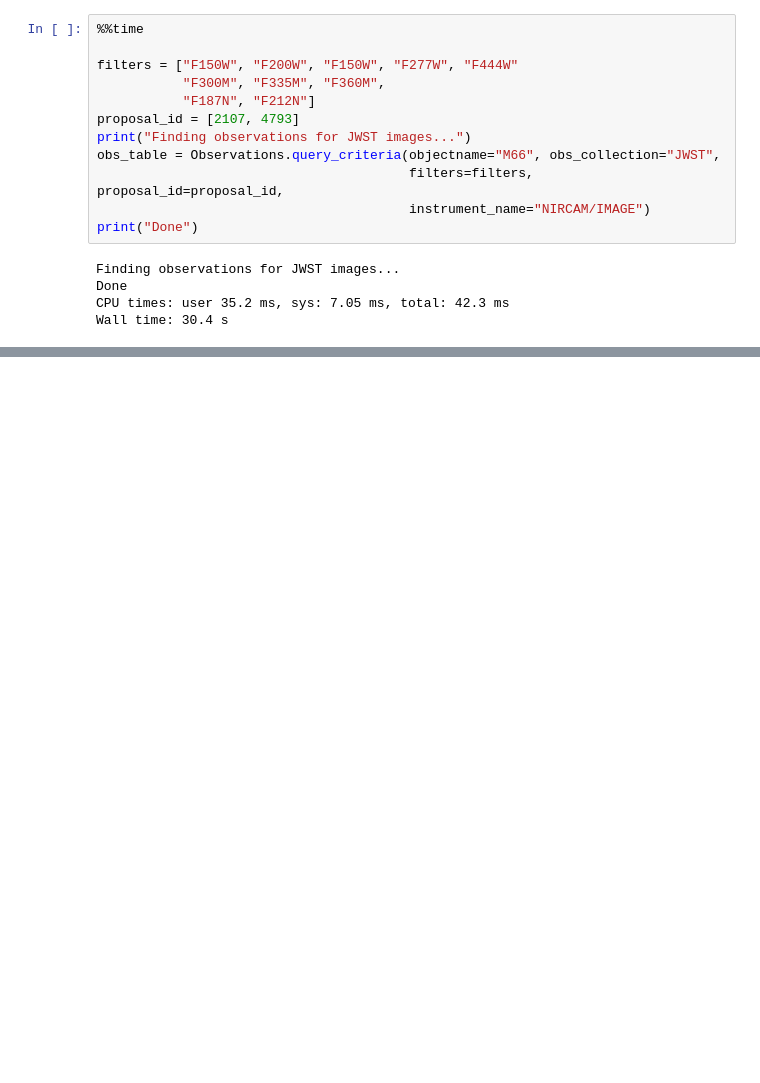
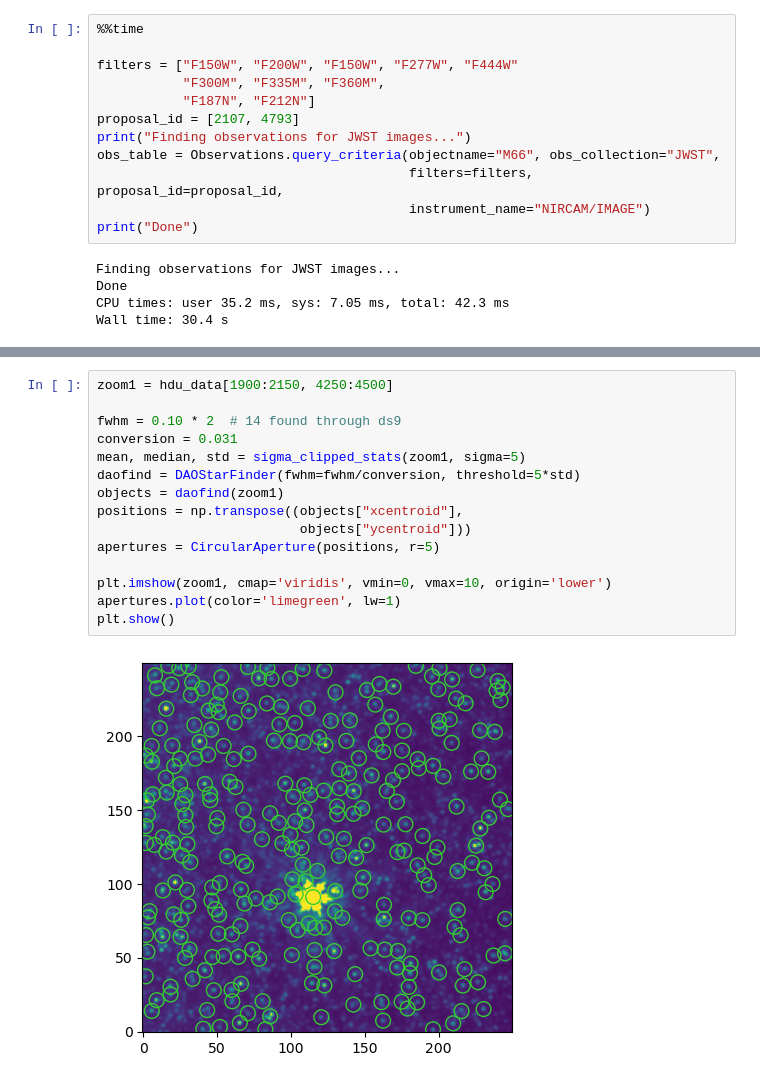
Before and after one commit to devkhullar/querx, a Jupyter notebook: M66_jwst.ipynb, the cells around one changed output, grey strips where cells are left out. Drawn from its saved outputs; the diff is of its cells as text; blank space fills up the shorter version.

```diff
--- a/M66_jwst.ipynb
+++ b/M66_jwst.ipynb
@@ -88,0 +156,17 @@ Since the above code is downloading additional files that are not required, I am
+# %%
+zoom1 = hdu_data[1900:2150, 4250:4500]
+
+fwhm = 0.10 * 2  # 14 found through ds9
+conversion = 0.031
+mean, median, std = sigma_clipped_stats(zoom1, sigma=5)
+daofind = DAOStarFinder(fwhm=fwhm/conversion, threshold=5*std)
+objects = daofind(zoom1)
+positions = np.transpose((objects["xcentroid"],
+                          objects["ycentroid"]))
+apertures = CircularAperture(positions, r=5)
+
+plt.imshow(zoom1, cmap='viridis', vmin=0, vmax=10, origin='lower')
+apertures.plot(color='limegreen', lw=1)
+plt.show()
+# %% [output]
+[figure, added]
```
Also changed, not shown: parts of 16 cells of this notebook.
